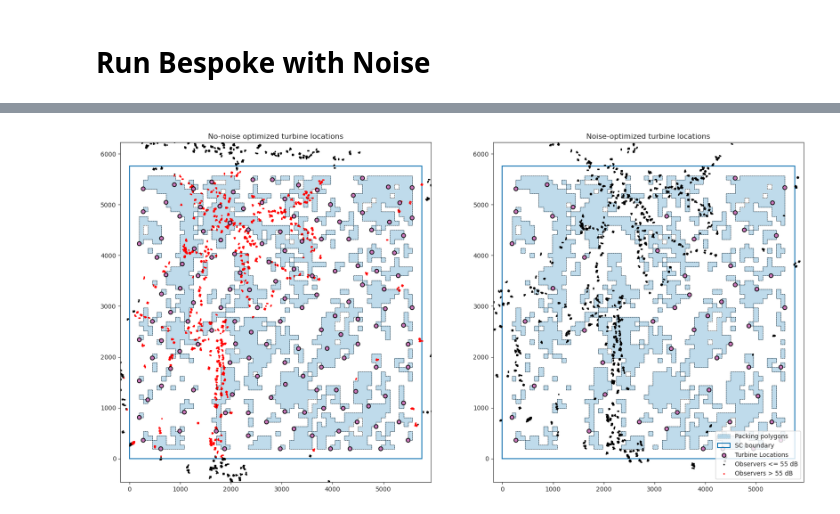
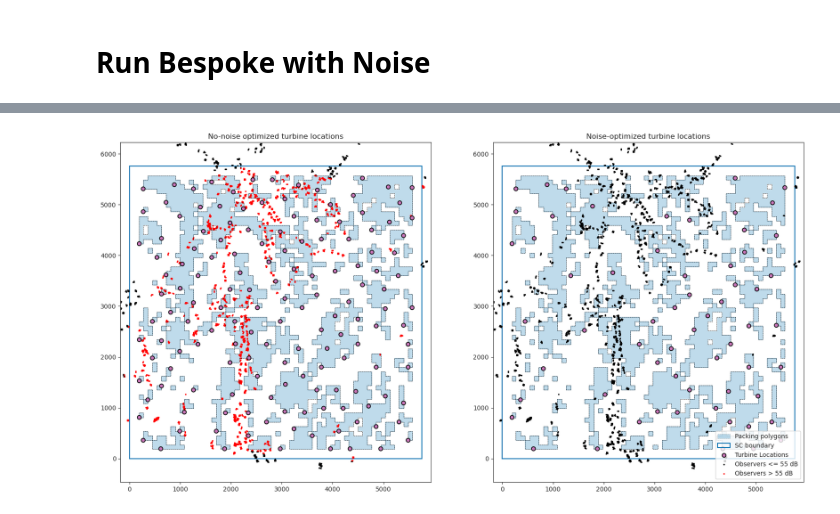
Before and after one commit to NatLabRockies/reV, a Jupyter notebook: examples/bespoke_wind_plants/bespoke_run.ipynb, the cells around one changed output, grey strips where cells are left out. Saved outputs shown, nothing was run; the diff lists cells and outputs as text; code cells hidden in the pictures.

Commit message:
Fix plot

```diff
--- a/examples/bespoke_wind_plants/bespoke_run.ipynb
+++ b/examples/bespoke_wind_plants/bespoke_run.ipynb
@@ -295,7 +295,7 @@ with tempfile.TemporaryDirectory() as td:
                              fixed_operating_cost_function,
                              variable_operating_cost_function,
                              balance_of_system_cost_function,
-                             ga_kwargs={'max_time': 60 * 5},
+                             ga_kwargs={'max_time': 60 * 2},
                              excl_dict=EXCL_DICT,
                              resolution=resolution,
                              output_request=output_request)
@@ -392,7 +392,7 @@ with tempfile.TemporaryDirectory() as td:
                                    fixed_operating_cost_function,
                                    variable_operating_cost_function,
                                    balance_of_system_cost_function,
-                                   ga_kwargs={'max_time': 60 * 5},
+                                   ga_kwargs={'max_time': 60 * 2},
                                    excl_dict=EXCL_DICT,
                                    resolution=resolution,
                                    output_request=output_request,
@@ -433,11 +433,17 @@ plot_pad = pixel_size * 2
 turb_color = "C4"
 boundary_color = "C0"
 
-previous_layout_noise = bsp_noise.plant_optimizer._plant_noise_inputs.build_for_sc_point(
-    bsp._sc_point,
-    bsp.plant_optimizer.x_locations,
-    bsp.plant_optimizer.y_locations,
- )
+original_layout_noise = (
+    bsp_noise.plant_optimizer._plant_noise_inputs.build_for_sc_point(
+        bsp._sc_point,
+        bsp.plant_optimizer.x_locations,
+        bsp.plant_optimizer.y_locations,
+        buffer=(
+            bsp.sc_point.area_based_pixel_side_length_meters
+            + bsp.min_spacing
+        ),
+    )
+)
 
 fig, axes = plt.subplots(1, 2, figsize=(20, 10))
 ax = axes[0]
@@ -452,73 +458,71 @@ ax = plot_turbines(
     color=turb_color,
  )
 
-if previous_layout_noise is not None:
-    candidate_turbine_locs = np.c_[
-        bsp.plant_optimizer.x_locations,
-        bsp.plant_optimizer.y_locations,
-    ]
-    obs_locs = (
-        candidate_turbine_locs[0]
-        - previous_layout_noise.shifted_obs_locs[0]
-    )
-    noise_levels = previous_layout_noise.compute_noise(
-        np.array(bsp.plant_optimizer.optimized_design_variables),
-        plant_level=True,
-    )
-    noise_limit = previous_layout_noise.noise_inputs.plant_noise_limit
-    violations = noise_levels > noise_limit
+candidate_turbine_locs = np.c_[
+    bsp.plant_optimizer.x_locations,
+    bsp.plant_optimizer.y_locations,
+]
+obs_locs = (
+    candidate_turbine_locs[0]
+    - original_layout_noise.shifted_obs_locs[0]
+)
+noise_levels = original_layout_noise.compute_noise(
+    np.array(bsp.plant_optimizer.optimized_design_variables),
+    plant_level=True,
+)
+noise_limit = original_layout_noise.noise_inputs.plant_noise_limit
+violations = noise_levels > noise_limit
 
-    ax.scatter(
-        obs_locs[~violations, 0],
-        obs_locs[~violations, 1],
-        c="black",
-        s=2,
-        label=f"Observers <= {noise_limit} dB",
-    )
-    ax.scatter(
-        obs_locs[violations, 0],
-        obs_locs[violations, 1],
-        c="red",
-        s=2,
-        label=f"Observers > {noise_limit} dB",
-    )
+ax.scatter(
+    obs_locs[~violations, 0],
+    obs_locs[~violations, 1],
+    c="black",
+    s=2,
+    label=f"Observers <= {noise_limit} dB",
+)
+ax.scatter(
+    obs_locs[violations, 0],
+    obs_locs[violations, 1],
+    c="red",
+    s=2,
+    label=f"Observers > {noise_limit} dB",
+)
 
 handles, labels = ax.get_legend_handles_labels()
 
 
 ax.axis("equal")
 ax.set_xlim(sc_left - plot_pad, sc_right + plot_pad)
 ax.set_ylim(sc_bottom - plot_pad, sc_top + plot_pad)
 ax.set_title("No-noise optimized turbine locations")
 
 
 ax = axes[1]
 ax, __ = plot_poly(
     results["packing_polygons"], resolution, pixel_size, ax
 )
 ax = plot_turbines(bsp_noise.plant_optimizer.turbine_x,
                    bsp_noise.plant_optimizer.turbine_y,
                    rotor_diameter / 2, ax=ax,
                    color=turb_color)
-if bsp_noise.plant_optimizer.plant_noise is not None:
-    turbine_locs = np.c_[bsp_noise.plant_optimizer.turbine_x,
-                         bsp_noise.plant_optimizer.turbine_y]
-    obs_locs = (
-        turbine_locs[0]
-        - bsp_noise.plant_optimizer.plant_noise.shifted_obs_locs[0]
-    )
-    ax = plot_observer_locations(obs_locs[:, 0], obs_locs[:, 1], ax=ax,
-                                 size=2)
+
+turbine_locs = np.c_[bsp_noise.plant_optimizer.turbine_x,
+                     bsp_noise.plant_optimizer.turbine_y]
+obs_locs = (
+    turbine_locs[0]
+    - bsp_noise.plant_optimizer.plant_noise.shifted_obs_locs[0]
+)
+ax = plot_observer_locations(obs_locs[:, 0], obs_locs[:, 1], ax=ax, size=2)
 
 ax.axis("equal")
 ax.set_xlim(sc_left - plot_pad, sc_right + plot_pad)
 ax.set_ylim(sc_bottom - plot_pad, sc_top + plot_pad)
 ax.set_title("Noise-optimized turbine locations")
 ax.legend(
     [packing_polygons_handle, *handles],
     ["Packing polygons", *labels], loc="lower right"
 )
 
 plt.show()
 # %% [output]
-[figure, old version]
+[figure, new version]
```
Also changed, not shown: parts of 6 cells of this notebook.
